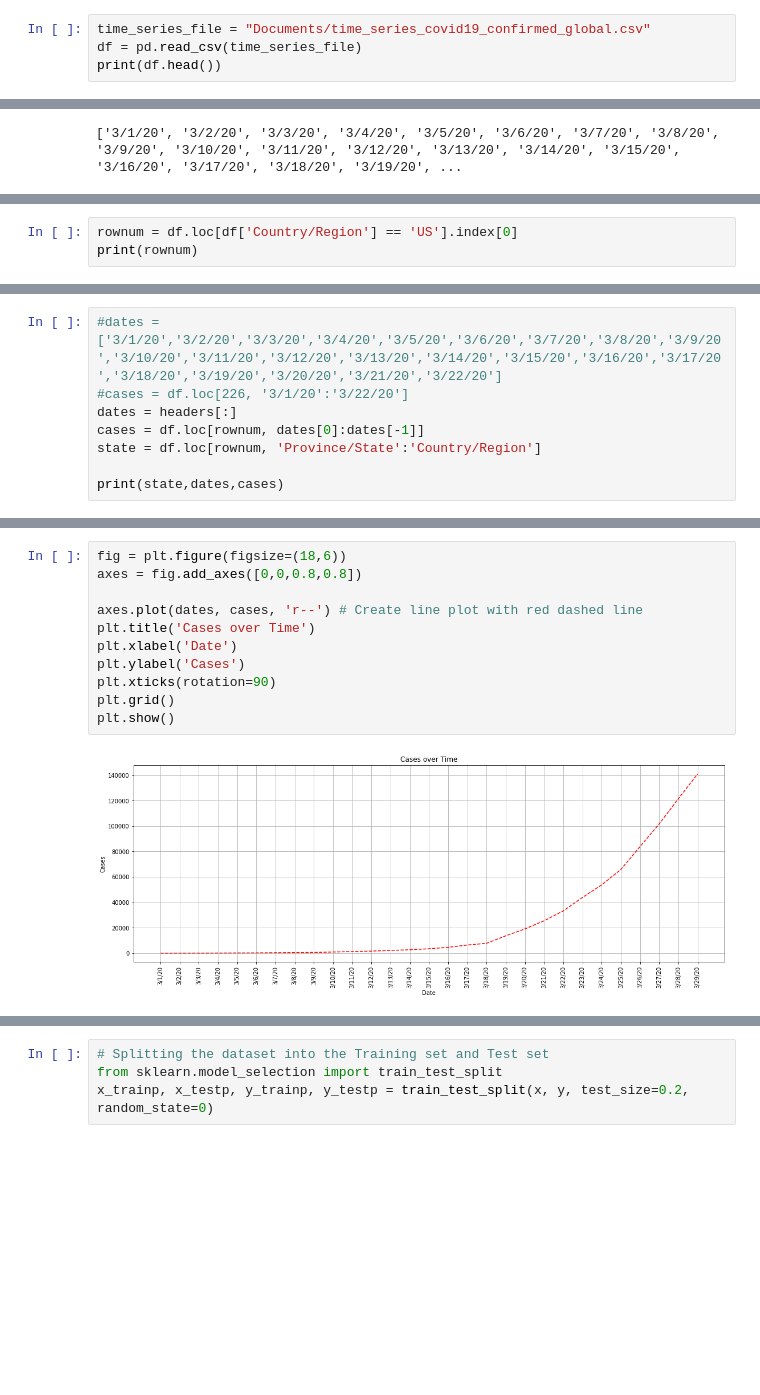
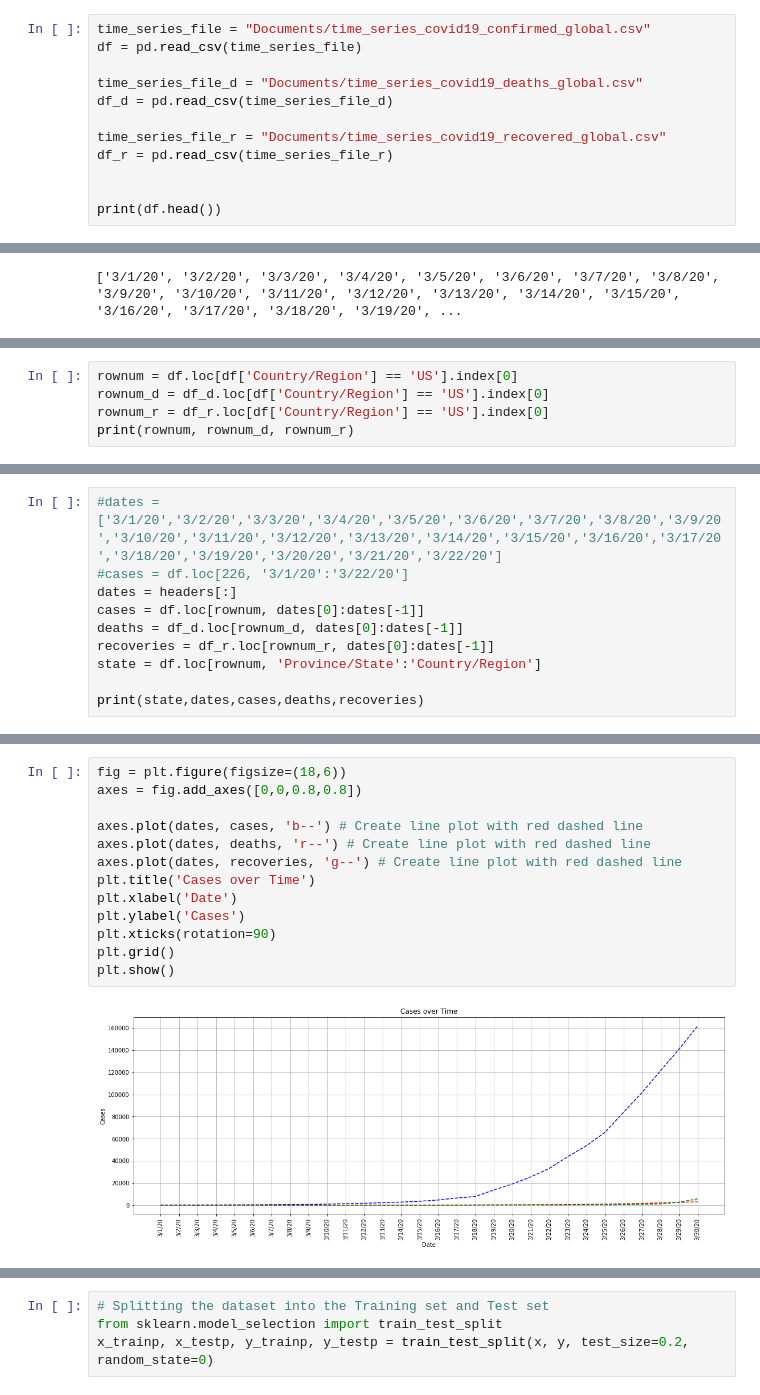
Before and after one commit to fuzzbient/jupyter, a Jupyter notebook: 20200323 COVID Regressions US.ipynb, the cells around one changed output, grey strips where cells are left out. Cells and saved outputs as stored; diff of their text form; blank space fills up the shorter version.

```diff
--- a/20200323 COVID Regressions US.ipynb
+++ b/20200323 COVID Regressions US.ipynb
@@ -21,6 +23,14 @@ urllib.request.urlretrieve('https://raw.githubusercontent.com/CSSEGISandData/COV
 # %%
 time_series_file = "Documents/time_series_covid19_confirmed_global.csv"
 df = pd.read_csv(time_series_file)
+
+time_series_file_d = "Documents/time_series_covid19_deaths_global.csv"
+df_d = pd.read_csv(time_series_file_d)
+
+time_series_file_r = "Documents/time_series_covid19_recovered_global.csv"
+df_r = pd.read_csv(time_series_file_r)
+
+
 print(df.head())
 # %% [output]
   Province/State Country/Region      Lat     Long  1/22/20  1/23/20  1/24/20  \
@@ -73,4 +83,6 @@ df.loc[df['Country/Region'] == 'US']
 # %%
 rownum = df.loc[df['Country/Region'] == 'US'].index[0]
-print(rownum)
+rownum_d = df_d.loc[df['Country/Region'] == 'US'].index[0]
+rownum_r = df_r.loc[df['Country/Region'] == 'US'].index[0]
+print(rownum, rownum_d, rownum_r)
 # %% [output]
@@ -80,9 +92,11 @@ print(rownum)
 #cases = df.loc[226, '3/1/20':'3/22/20']
 dates = headers[:]
 cases = df.loc[rownum, dates[0]:dates[-1]]
+deaths = df_d.loc[rownum_d, dates[0]:dates[-1]]
+recoveries = df_r.loc[rownum_r, dates[0]:dates[-1]]
 state = df.loc[rownum, 'Province/State':'Country/Region']
 
-print(state,dates,cases)
+print(state,dates,cases,deaths,recoveries)
 # %% [output]
 Province/State    NaN
 Country/Region     US
@@ -104,16 +118,18 @@ Name: 225, dtype: object
 # %%
 fig = plt.figure(figsize=(18,6))
 axes = fig.add_axes([0,0,0.8,0.8])
 
-axes.plot(dates, cases, 'r--') # Create line plot with red dashed line
+axes.plot(dates, cases, 'b--') # Create line plot with red dashed line
+axes.plot(dates, deaths, 'r--') # Create line plot with red dashed line
+axes.plot(dates, recoveries, 'g--') # Create line plot with red dashed line
 plt.title('Cases over Time')
 plt.xlabel('Date')
 plt.ylabel('Cases')
 plt.xticks(rotation=90)
 plt.grid()
 plt.show()
 # %% [output]
-[figure, old version]
+[figure, new version]
 # %%
 datetimes = [pd.to_datetime(date, infer_datetime_format=True).dayofyear for date in dates]
 print(datetimes)
```
Also changed, not shown: parts of 15 cells of this notebook, 1 other file.
